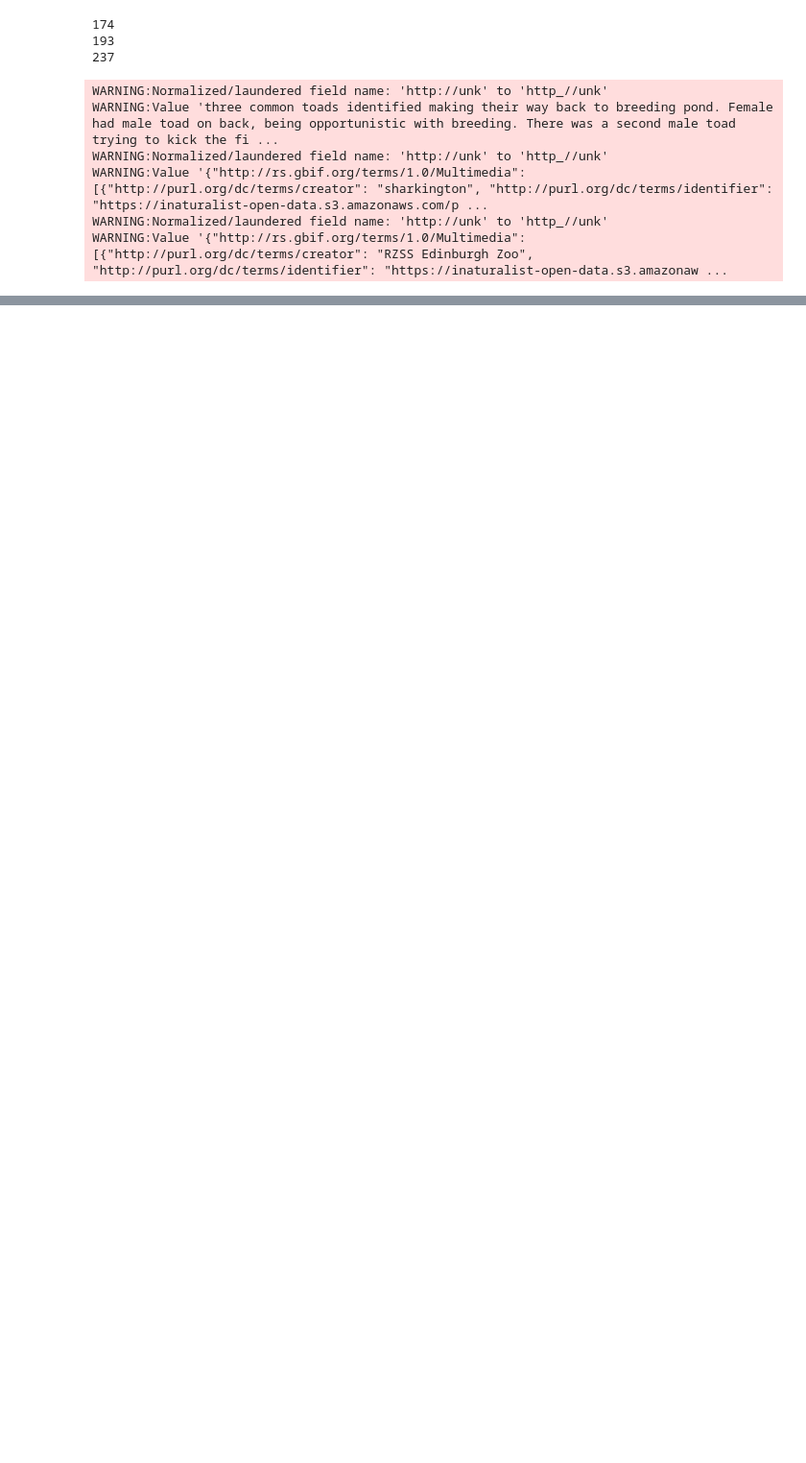
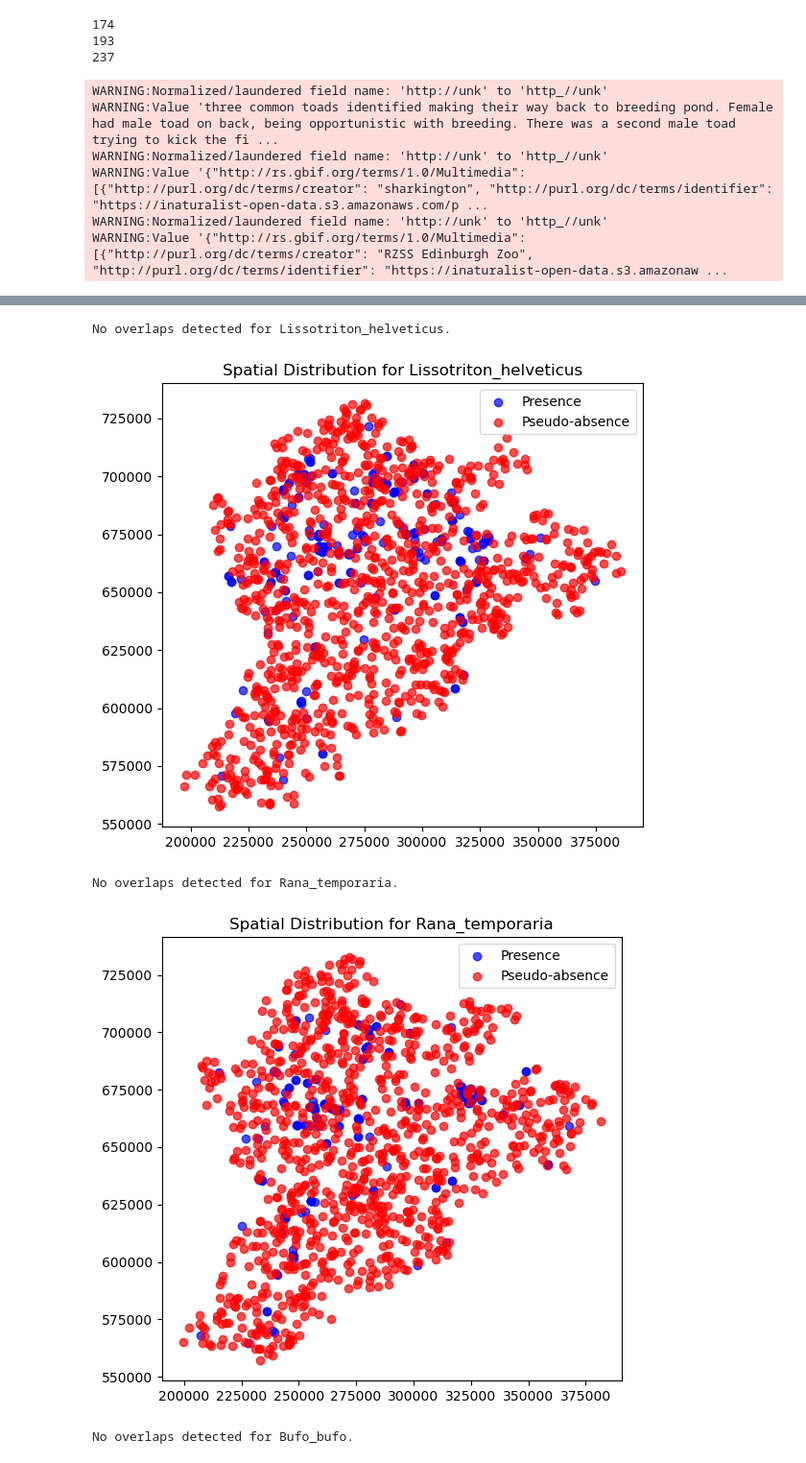
Before and after one commit to Mavisan6/MScThesis-MaviSantarelli, a Jupyter notebook: notebooks/1_Data_SpeciesOccurrance.ipynb, the cells around one changed output, grey strips where cells are left out. Shown at 96% size. Saved outputs shown, nothing was run; the diff lists cells and outputs as text; code cells hidden in the pictures; blank space fills up the shorter version.

Commit message:
Pseudo Absences

```diff
--- a/notebooks/1_Data_SpeciesOccurrance.ipynb
+++ b/notebooks/1_Data_SpeciesOccurrance.ipynb
@@ -331,8 +370,12 @@ import geopandas as gpd
 import numpy as np
 import random
 
-# Load the species data and study area shapefile
-bufo_bufo = gpd.read_file('C:/GIS_Course/MScThesis-MaviSantarelli/data/OccurrenceData/BufoBufo/bufobufo.shp')
-rana_temporaria = gpd.read_file('C:/GIS_Course/MScThesis-MaviSantarelli/data/OccurrenceData/RanaTemporaria/ranatemporaria.shp')
-lissotriton_helveticus = gpd.read_file('C:/GIS_Course/MScThesis-MaviSantarelli/data/OccurrenceData/LissotritonHelveticus/lissotritonhelveticus.shp')
+# Load the species presence data
+species_files = {
+    "Lissotriton_helveticus": "C:/GIS_Course/MScThesis-MaviSantarelli/data/OccurrenceData/LissotritonHelveticus/lissotritonhelveticus.shp",
+    "Rana_temporaria": "C:/GIS_Course/MScThesis-MaviSantarelli/data/OccurrenceData/RanaTemporaria/ranatemporaria.shp",
+    "Bufo_bufo": "C:/GIS_Course/MScThesis-MaviSantarelli/data/OccurrenceData/BufoBufo/bufobufo.shp"
+}
+
+
 study_area = gpd.read_file('C:/GIS_Course/MScThesis-MaviSantarelli/data/StudyArea/Study_Area.shp')  # Your study area shapefile
@@ -338,0 +471,49 @@ study_area = gpd.read_file('C:/GIS_Course/MScThesis-MaviSantarelli/data/StudyAre
+# %%
+import geopandas as gpd
+import matplotlib.pyplot as plt
+
+# Paths to the presence and pseudo-absence shapefiles
+presence_files = {
+    "Lissotriton_helveticus": "C:/GIS_Course/MScThesis-MaviSantarelli/data/OccurrenceData/LissotritonHelveticus/lissotritonhelveticus.shp",
+    "Rana_temporaria": "C:/GIS_Course/MScThesis-MaviSantarelli/data/OccurrenceData/RanaTemporaria/ranatemporaria.shp",
+    "Bufo_bufo": "C:/GIS_Course/MScThesis-MaviSantarelli/data/OccurrenceData/BufoBufo/bufobufo.shp"
+}
+
+pseudo_absence_files = {
+    "Lissotriton_helveticus": "C:/GIS_Course/MScThesis-MaviSantarelli/data/PseudoAbsences/Lissotriton_helveticus_pseudo_absences.shp",
+    "Rana_temporaria": "C:/GIS_Course/MScThesis-MaviSantarelli/data/PseudoAbsences/Rana_temporaria_pseudo_absences.shp",
+    "Bufo_bufo": "C:/GIS_Course/MScThesis-MaviSantarelli/data/PseudoAbsences/Bufo_bufo_pseudo_absences.shp"
+}
+
+# CRS to use (e.g., EPSG:27700 or EPSG:4326)
+target_crs = "EPSG:27700"  # British National Grid (you can change this based on your preference)
+
+# Validate distribution and overlap for each species
+for species in presence_files.keys():
+    # Load presence and pseudo-absence data
+    presence_data = gpd.read_file(presence_files[species])
+    pseudo_absence_data = gpd.read_file(pseudo_absence_files[species])
+
+    # Reproject both datasets to the target CRS
+    presence_data = presence_data.to_crs(target_crs)
+    pseudo_absence_data = pseudo_absence_data.to_crs(target_crs)
+
+    # Check for overlaps
+    overlaps = gpd.overlay(pseudo_absence_data, presence_data, how="intersection")
+    if not overlaps.empty:
+        print(f"Warning: Overlap detected between presence and pseudo-absence points for {species}.")
+    else:
+        print(f"No overlaps detected for {species}.")
+
+    # Plot to visually inspect the spatial distribution
+    ax = presence_data.plot(color="blue", label="Presence", alpha=0.7, figsize=(10, 6))
+    pseudo_absence_data.plot(ax=ax, color="red", label="Pseudo-absence", alpha=0.7)
+    plt.title(f"Spatial Distribution for {species}")
+    plt.legend()
+    plt.show()
+# %% [output]
+No overlaps detected for Lissotriton_helveticus.
+[figure, added]
+No overlaps detected for Rana_temporaria.
+[figure, added]
+No overlaps detected for Bufo_bufo.
```
Also changed, not shown: parts of 13 cells of this notebook, 15 other files.
